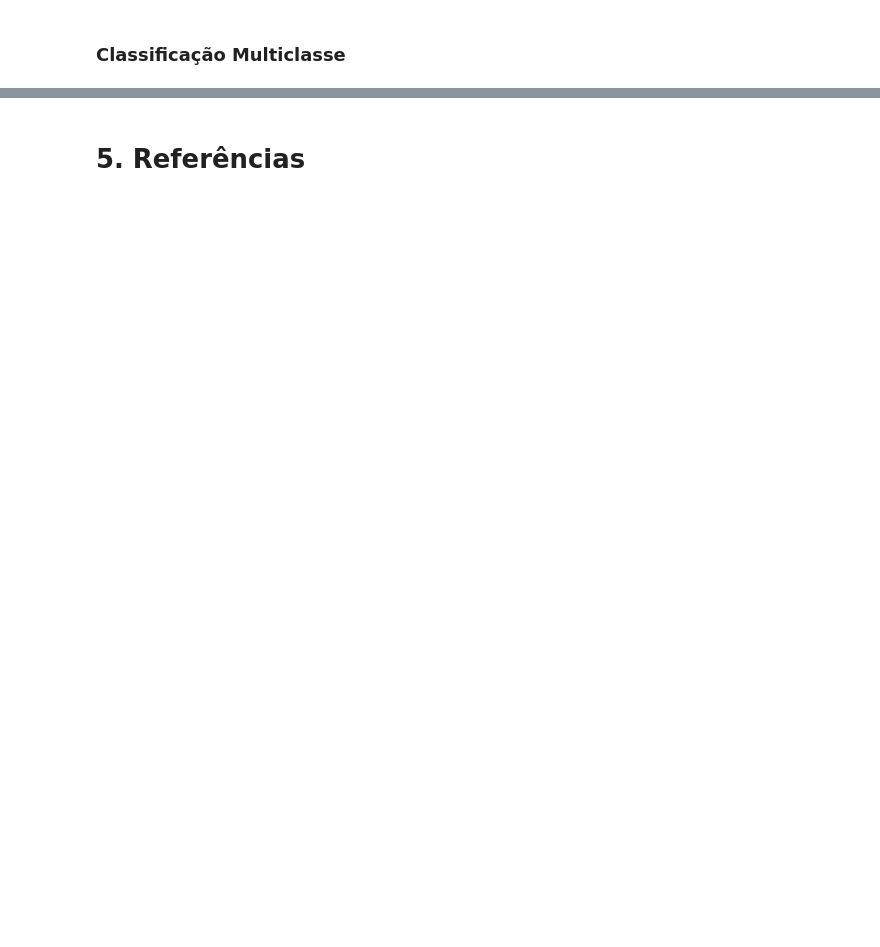
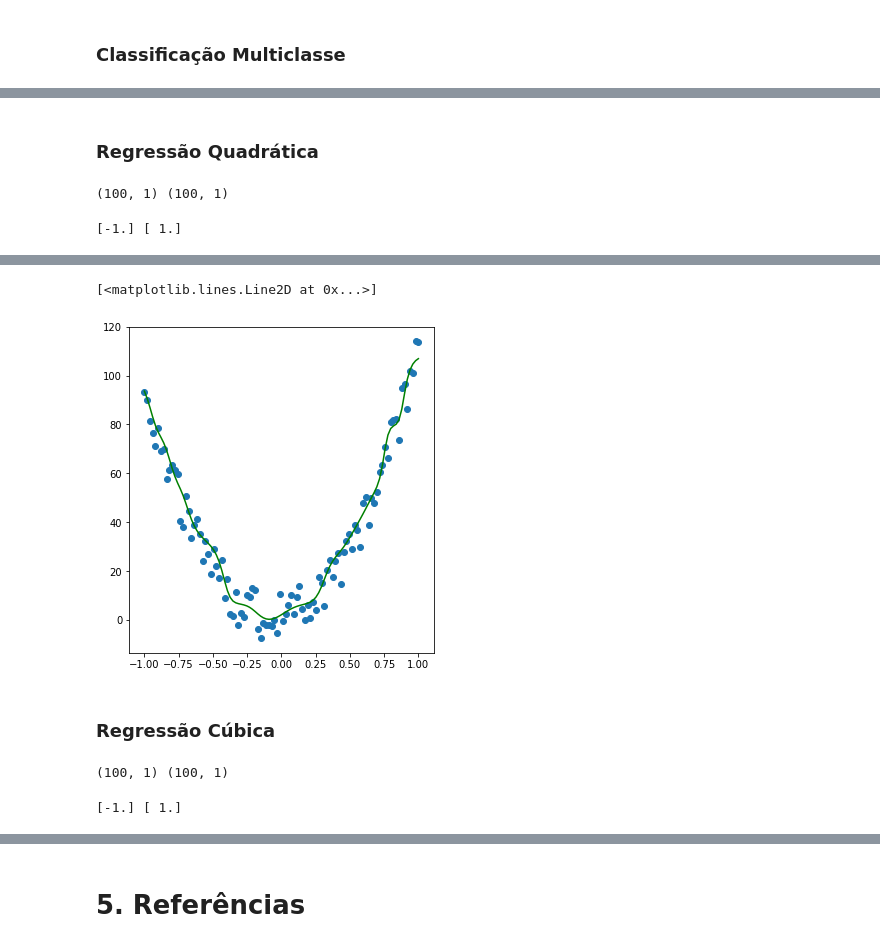
Before and after one commit to arnaldog12/Machine_Learning, a Jupyter notebook: Redes Neurais.ipynb, the cells around one changed output, grey strips where cells are left out. Cells and saved outputs as stored; diff of their text form; code cells hidden in the pictures; blank space fills up the shorter version.

```diff
--- a/Redes Neurais.ipynb
+++ b/Redes Neurais.ipynb
@@ -291,0 +393,30 @@ Relative error: 1.466199242106662e-09
+# %% [markdown]
+### Regressão Quadrática
+# %%
+x, y = make_square(n_samples=100, x_min=-10, x_max=10, a=1, b=1, c=1, noise=10)
+
+print(x.shape, y.shape)
+# %% [output]
+(100, 1) (100, 1)
+# %%
+minmax = MinMaxScaler(feature_range=(-1, 1))
+x = minmax.fit_transform(x.astype(np.float64))
+
+print(x.min(axis=0), x.max(axis=0))
+# %% [output]
+[-1.] [ 1.]
+# %%
+D_in, D_out = x.shape[1], y.shape[1]
+
+nn = NeuralNetwork(cost_func=mse, learning_rate=1e-2)
+nn.layers.append(Layer(input_dim=D_in, output_dim=10, activation=tanh))
+nn.layers.append(Layer(input_dim=10, output_dim=10, activation=tanh))
+nn.layers.append(Layer(input_dim=10, output_dim=D_out, activation=linear))
+
+nn.fit(x, y, epochs=3000, verbose=300)
+
+plt.figure(figsize=(12, 6))
+plt.subplot(1, 2, 1)
+plt.scatter(x, y)
+plt.plot(x, nn.predict(x), c='green')
+# %% [output]
@@ -291,0 +434,17 @@ Relative error: 1.466199242106662e-09
+[<matplotlib.lines.Line2D at 0x...>]
+[figure, added]
+# %% [markdown]
+### Regressão Cúbica
+# %%
+x, y = make_cubic(n_samples=100, x_min=-4, x_max=4, a=1, b=0, c=-10, d=0, noise=3)
+
+print(x.shape, y.shape)
+# %% [output]
+(100, 1) (100, 1)
+# %%
+minmax = MinMaxScaler(feature_range=(-1, 1))
+x = minmax.fit_transform(x.astype(np.float64))
+
+print(x.min(axis=0), x.max(axis=0))
+# %% [output]
+[-1.] [ 1.]
```
Also changed, not shown: parts of 70 cells of this notebook.
